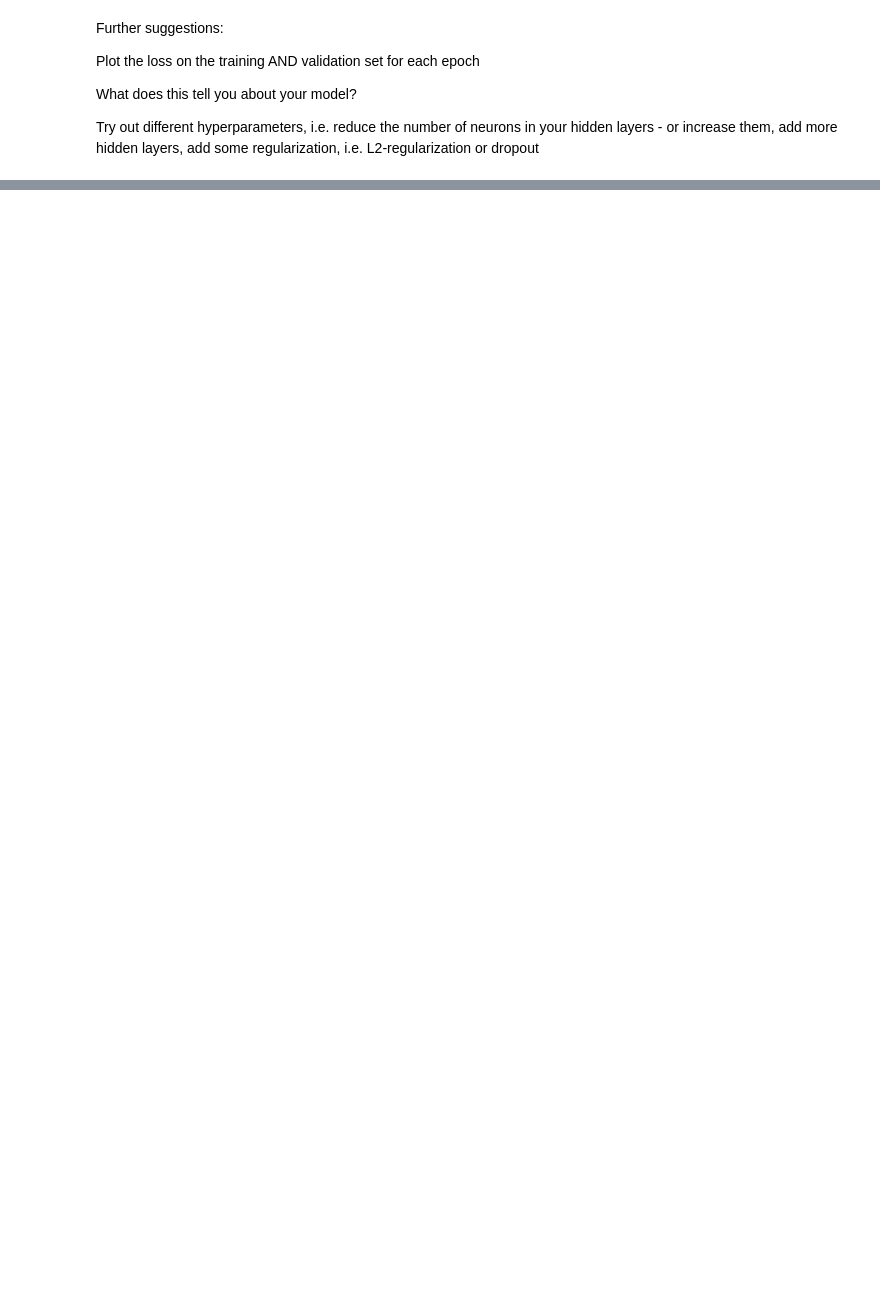
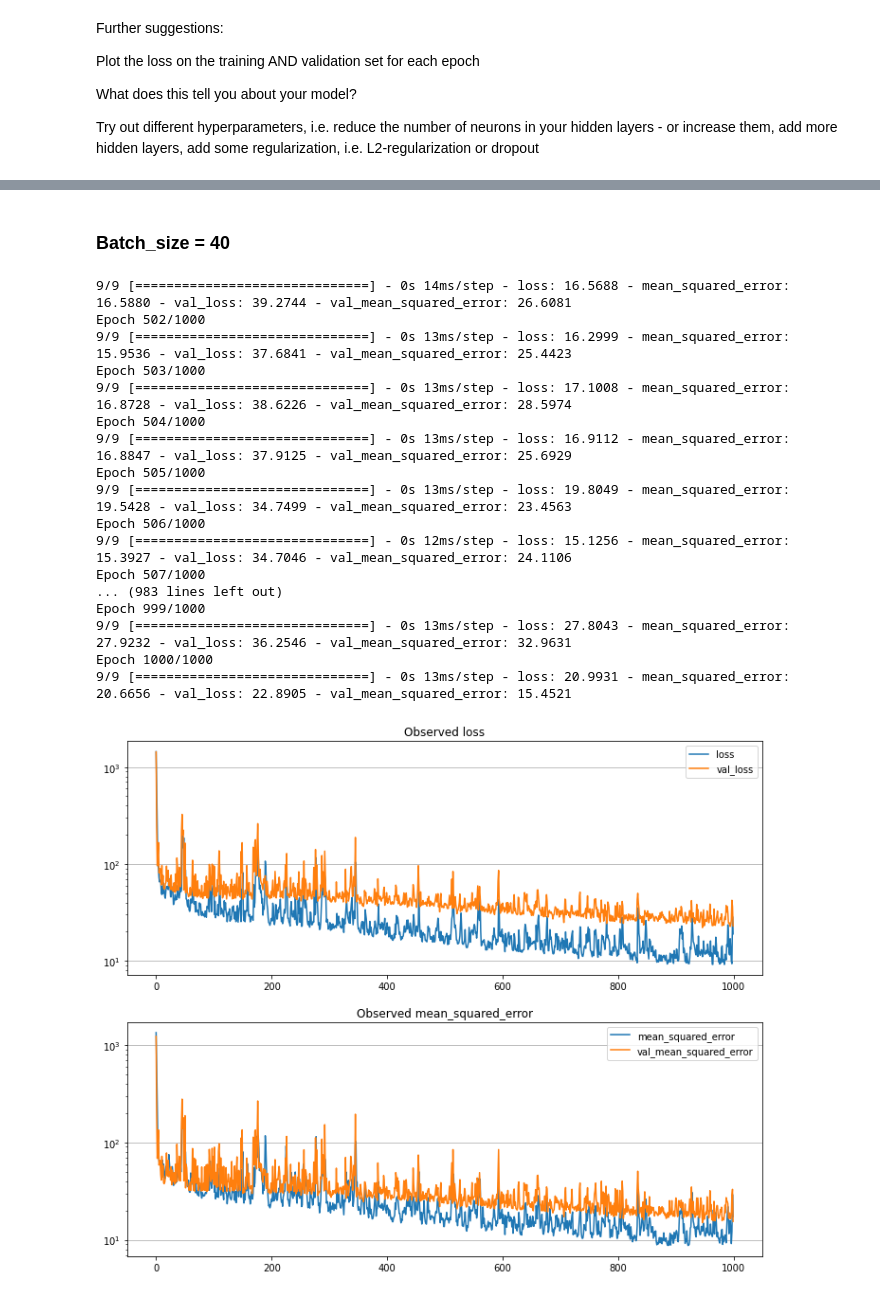
Before and after one commit to peto-ivanov/gda, a Jupyter notebook: quests/NN-quest_Keras_2.ipynb, the cells around one changed output, grey strips where cells are left out. Saved outputs shown, nothing was run; the diff lists cells and outputs as text; code cells hidden in the pictures; blank space fills up the shorter version.

```diff
--- a/quests/NN-quest_Keras_2.ipynb
+++ b/quests/NN-quest_Keras_2.ipynb
@@ -66,0 +288,49 @@ Try out different hyperparameters, i.e. reduce the number of neurons in your hid
+# %%
+# This is a "pipeline" function that inits, compiles,
+# fits and evaluates a model with given batch_size
+
+
+def run_this(batch_size):
+    # Reinitializing the model
+    m = setup_model()
+
+    # Compiling the model
+    m.compile(optimizer=Adam(), loss=MeanSquaredError(), metrics=[MeanSquaredError()])
+
+    # Fitting the model
+    s = m.fit(
+        X_train, y_train, batch_size=batch_size, epochs=epochs, validation_split=0.2
+    )
+
+    show_history(s, "log")
+
+    # Run evaluation:
+    m.evaluate(x=X_test, y=y_test, batch_size=y_test.shape[0])
+
+    return m
+# %% [markdown]
+### Batch_size = 40
+# %%
+# Configuring batch size and number of epochs
+batch_size = 40
+# %%
+model2 = run_this(batch_size)
+# %% [output]
+9/9 [==============================] - 0s 14ms/step - loss: 16.5688 - mean_squared_error: 16.5880 - val_loss: 39.2744 - val_mean_squared_error: 26.6081
+Epoch 502/1000
+9/9 [==============================] - 0s 13ms/step - loss: 16.2999 - mean_squared_error: 15.9536 - val_loss: 37.6841 - val_mean_squared_error: 25.4423
+Epoch 503/1000
+9/9 [==============================] - 0s 13ms/step - loss: 17.1008 - mean_squared_error: 16.8728 - val_loss: 38.6226 - val_mean_squared_error: 28.5974
+Epoch 504/1000
+9/9 [==============================] - 0s 13ms/step - loss: 16.9112 - mean_squared_error: 16.8847 - val_loss: 37.9125 - val_mean_squared_error: 25.6929
+Epoch 505/1000
+9/9 [==============================] - 0s 13ms/step - loss: 19.8049 - mean_squared_error: 19.5428 - val_loss: 34.7499 - val_mean_squared_error: 23.4563
+Epoch 506/1000
+9/9 [==============================] - 0s 12ms/step - loss: 15.1256 - mean_squared_error: 15.3927 - val_loss: 34.7046 - val_mean_squared_error: 24.1106
+Epoch 507/1000
+... (983 lines left out)
+Epoch 999/1000
+9/9 [==============================] - 0s 13ms/step - loss: 27.8043 - mean_squared_error: 27.9232 - val_loss: 36.2546 - val_mean_squared_error: 32.9631
+Epoch 1000/1000
+9/9 [==============================] - 0s 13ms/step - loss: 20.9931 - mean_squared_error: 20.6656 - val_loss: 22.8905 - val_mean_squared_error: 15.4521
+[figure, added]
```
Also changed, not shown: parts of 51 cells of this notebook.
